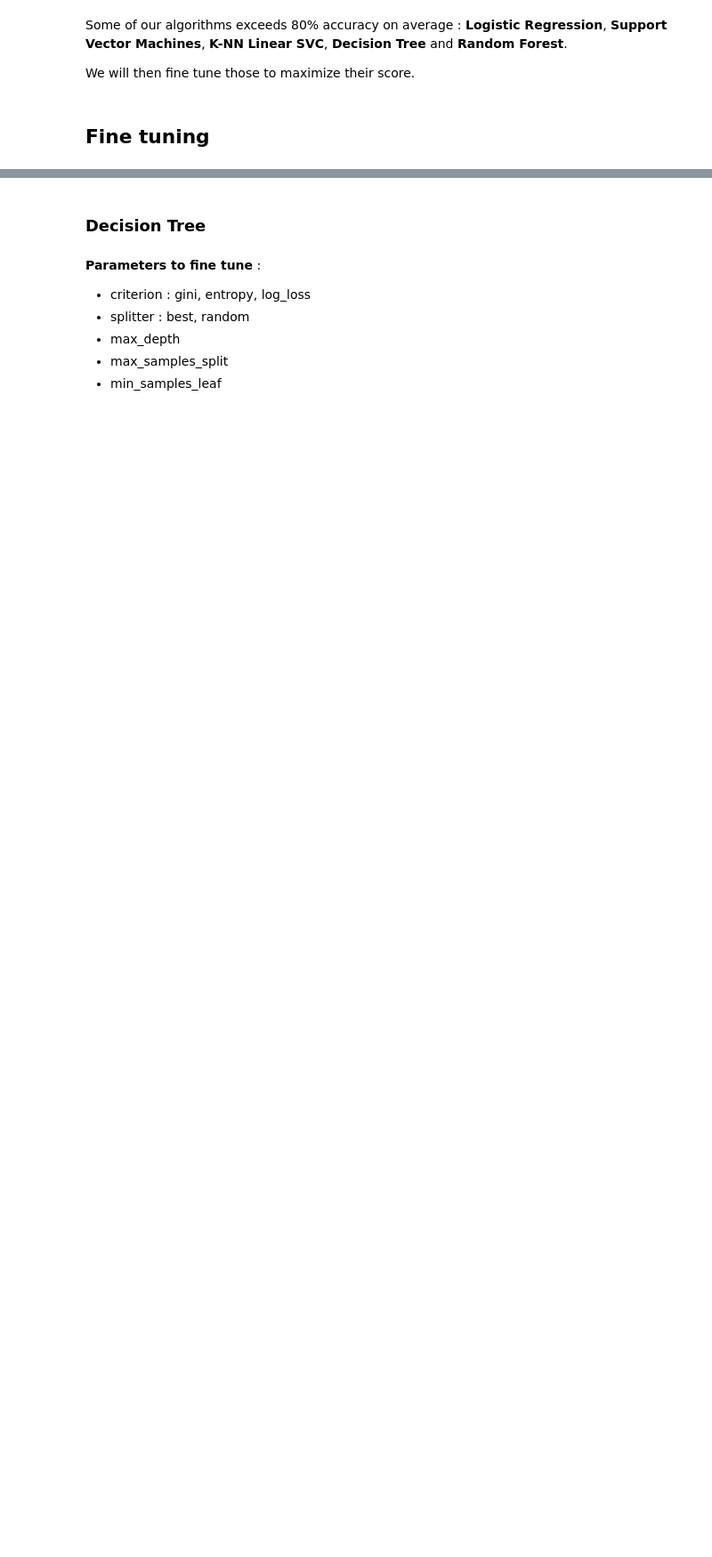
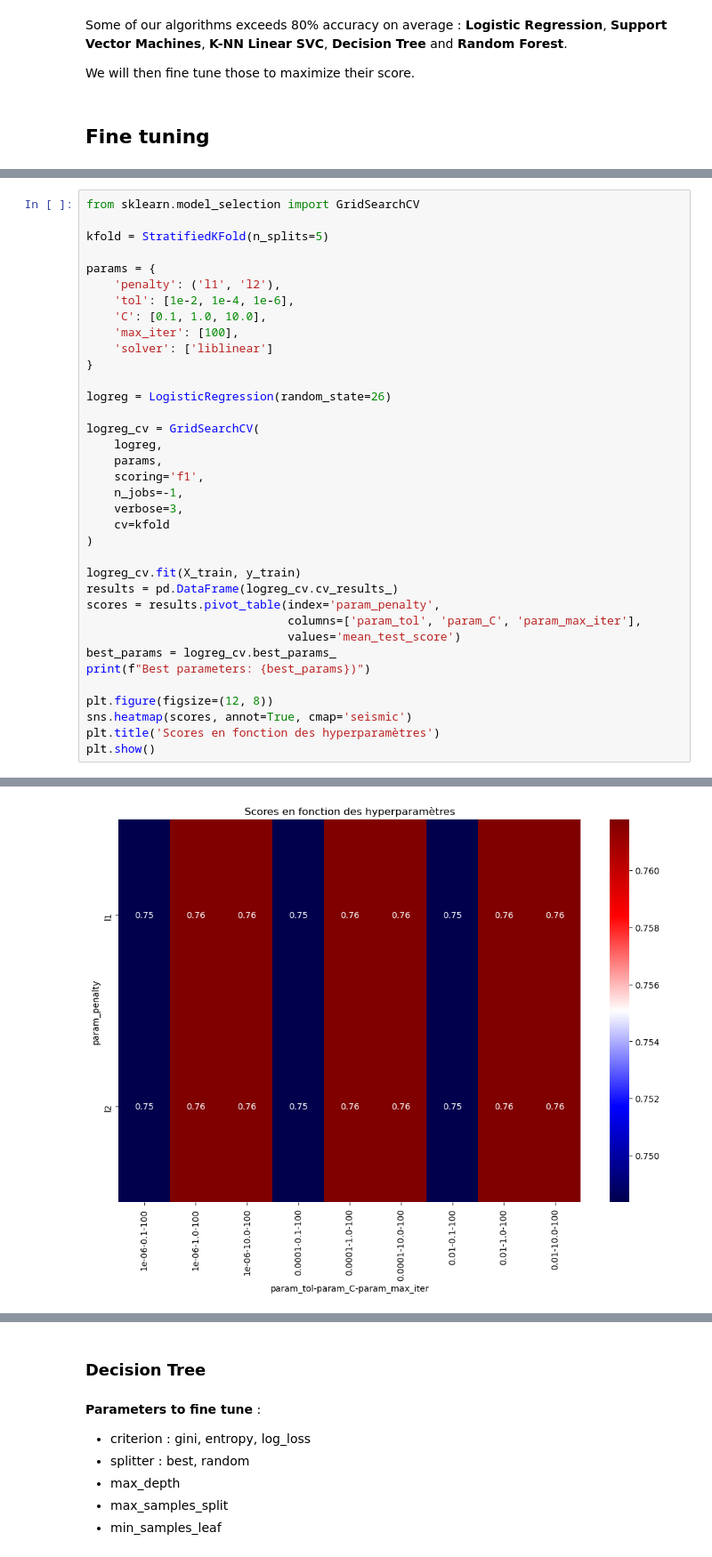
Before and after one commit to FrankLloyd83/kaggle_titanic, a Jupyter notebook: titanic.ipynb, the cells around one changed output, grey strips where cells are left out. Shown at 89% size. Saved outputs shown, nothing was run; the diff lists cells and outputs as text; blank space fills up the shorter version.

Commit message:
fine tuning of logistic regression and support vector machines

```diff
--- a/titanic.ipynb
+++ b/titanic.ipynb
@@ -1226,0 +1241,37 @@ We will then fine tune those to maximize their score.
+# %%
+from sklearn.model_selection import GridSearchCV
+
+kfold = StratifiedKFold(n_splits=5)
+
+params = {
+    'penalty': ('l1', 'l2'),
+    'tol': [1e-2, 1e-4, 1e-6],
+    'C': [0.1, 1.0, 10.0],
+    'max_iter': [100],
+    'solver': ['liblinear']
+}
+
+logreg = LogisticRegression(random_state=26)
+
+logreg_cv = GridSearchCV(
+    logreg,
+    params,
+    scoring='f1',
+    n_jobs=-1,
+    verbose=3,
+    cv=kfold
+)
+
+logreg_cv.fit(X_train, y_train)
+results = pd.DataFrame(logreg_cv.cv_results_)
+scores = results.pivot_table(index='param_penalty',
+                             columns=['param_tol', 'param_C', 'param_max_iter'],
+                             values='mean_test_score')
+best_params = logreg_cv.best_params_
+print(f"Best parameters: {best_params})")
+
+plt.figure(figsize=(12, 8))
+sns.heatmap(scores, annot=True, cmap='seismic')
+plt.title('Scores en fonction des hyperparamètres')
+plt.show()
+# %% [output]
@@ -1226,0 +1280 @@ We will then fine tune those to maximize their score.
+[figure, added]
```
Also changed, not shown: parts of 30 cells of this notebook.
